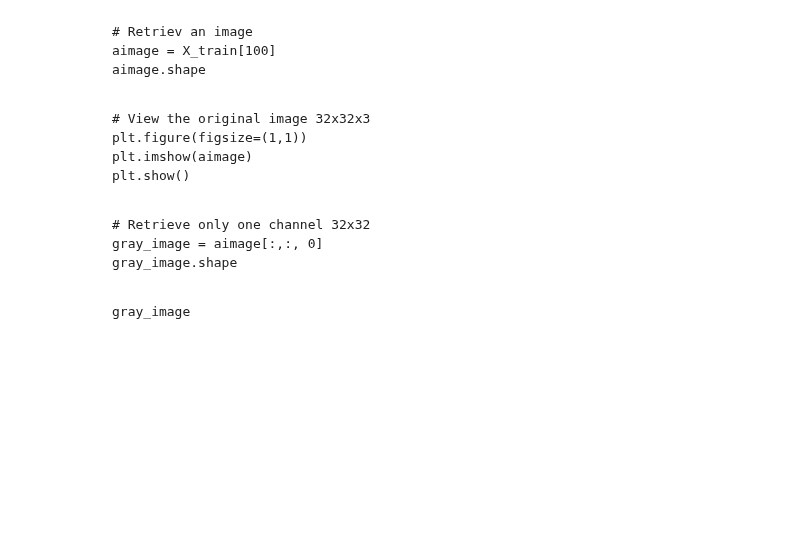
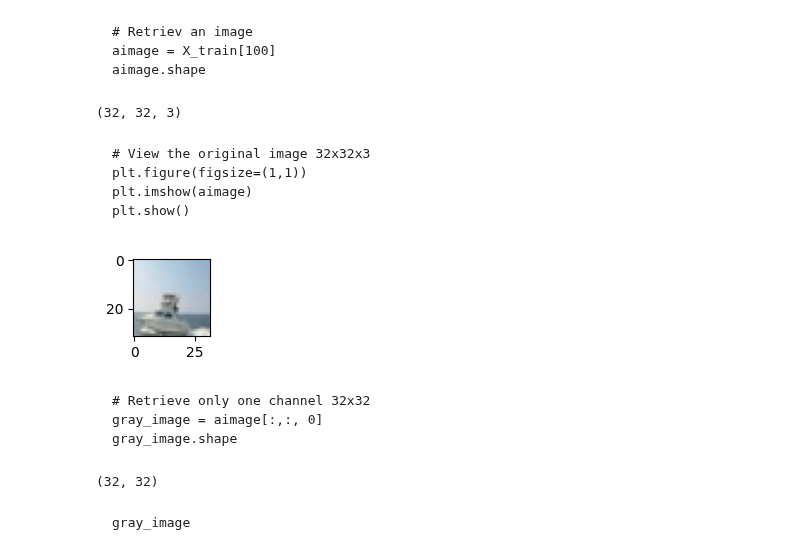
Before and after one commit to dornercr/INFO371, a Jupyter notebook: INFO371_week8_NN_image_classification_allMarkdown.ipynb, the cells around one changed output. Drawn from its saved outputs; the diff is of its cells as text; code cells hidden in the pictures; blank space fills up the shorter version.

````diff
--- a/INFO371_week8_NN_image_classification_allMarkdown.ipynb
+++ b/INFO371_week8_NN_image_classification_allMarkdown.ipynb
@@ -29,3 +35,6 @@ Images are typically represented as multi-dimensional arrays (tensors). The stru
 # load the keras CIFAR dataset of 50,000 32x32 color training images and 10,000 test images, labeled over 10 categories.
 (X_train, y_train), (X_test, y_test) = keras.datasets.cifar10.load_data()
 ```
+# %%
+# load the keras CIFAR dataset of 50,000 32x32 color training images and 10,000 test images, labeled over 10 categories.
+(X_train, y_train), (X_test, y_test) = keras.datasets.cifar10.load_data()
@@ -35,6 +47,11 @@ Images are typically represented as multi-dimensional arrays (tensors). The stru
 aimage = X_train[100]
 aimage.shape
 ```
+# %%
+aimage = X_train[100]
+aimage.shape
+# %% [output]
+(32, 32, 3)
 # %% [markdown]
 ```
 # View the original image 32x32x3
@@ -42,12 +59,23 @@ plt.figure(figsize=(1,1))
 plt.imshow(aimage)
 plt.show()
 ```
+# %%
+plt.figure(figsize=(1,1))
+plt.imshow(aimage)
+plt.show()
+# %% [output]
+[figure, added]
 # %% [markdown]
 ```
 # Retrieve only one channel 32x32
 gray_image = aimage[:,:, 0]
 gray_image.shape
 ```
+# %%
+gray_image = aimage[:,:, 0]
+gray_image.shape
+# %% [output]
+(32, 32)
 # %% [markdown]
 ```
 gray_image
````
Also changed, not shown: parts of 29 cells of this notebook.
